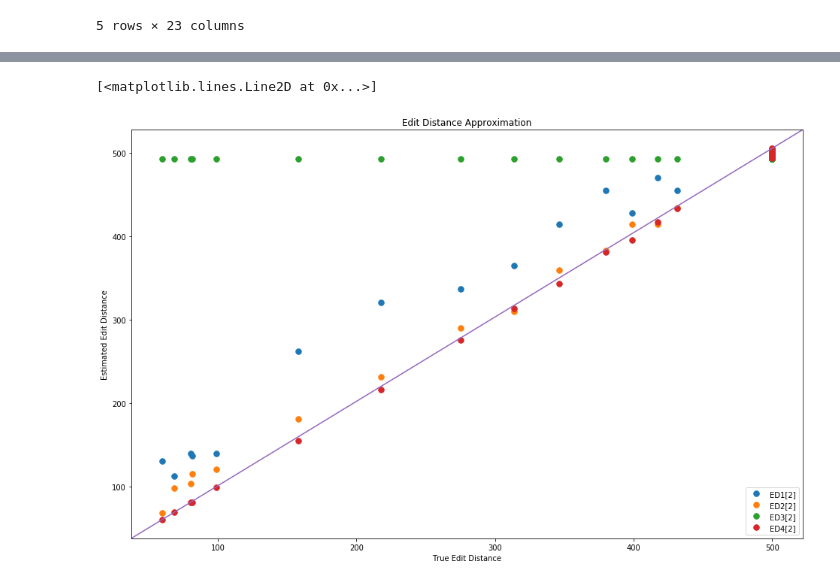
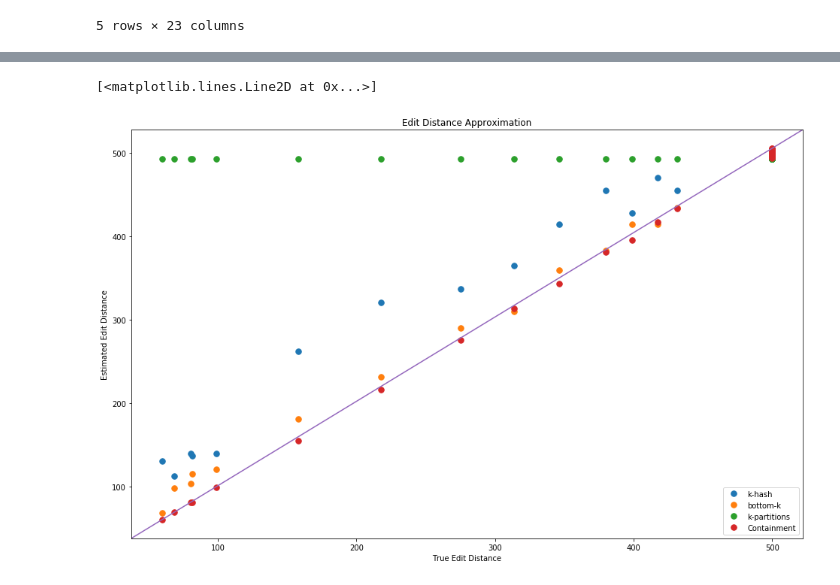
Before and after one commit to dr-irani/MinHash-Genomics-Fingerprinting, a Jupyter notebook: notebooks/Data Visualization.ipynb, the cells around one changed output, grey strips where cells are left out. Drawn from its saved outputs; the diff is of its cells as text; code cells hidden in the pictures.

```diff
--- a/notebooks/Data Visualization.ipynb
+++ b/notebooks/Data Visualization.ipynb
@@ -30,25 +24,16 @@ df.loc[:, ['TED[2]', 'ED1[2]', 'ED2[2]', 'ED3[2]', 'ED4[2]']].plot(figsize=figsi
 # %%
 # eds = df.loc[:, ['ED1[2]', 'ED2[2]', 'ED3[2]', 'ED4[2]']]
 
 fig, ax = plt.subplots(1,1,figsize=figsize)
 plt.title('Edit Distance Approximation')
 ax.plot(df.loc[:, 'TED[2]'],  df.loc[:, ['ED1[2]', 'ED2[2]', 'ED3[2]', 'ED4[2]']], linestyle='None', marker='.', markersize=15.0)
 ax.set(xlabel='True Edit Distance', ylabel='Estimated Edit Distance')
 ax.legend(df.loc[:, ['ED1[2]', 'ED2[2]', 'ED3[2]', 'ED4[2]']])
+ax.legend(['k-hash', 'bottom-k', 'k-partitions', 'Containment'])
 
-# lims = [
-#     np.min([ax.get_xlim(), ax.get_ylim()]),  # min of both axes
-#     np.max([ax.get_xlim(), ax.get_ylim()]),  # max of both axes
-# ]
-
-# # now plot both limits against eachother
-# ax.plot(lims, lims, 'k-', alpha=0.75, zorder=0)
-# ax.set_aspect('equal')
-# ax.set_xlim(lims)
-# ax.set_ylim(lims)
 
 ax.plot([0,1],[0,1], transform=ax.transAxes)
 # %% [output]
 [<matplotlib.lines.Line2D at 0x...>]
-[figure, old version]
+[figure, new version]
 # %%
```
Also changed, not shown: parts of 5 cells of this notebook.
